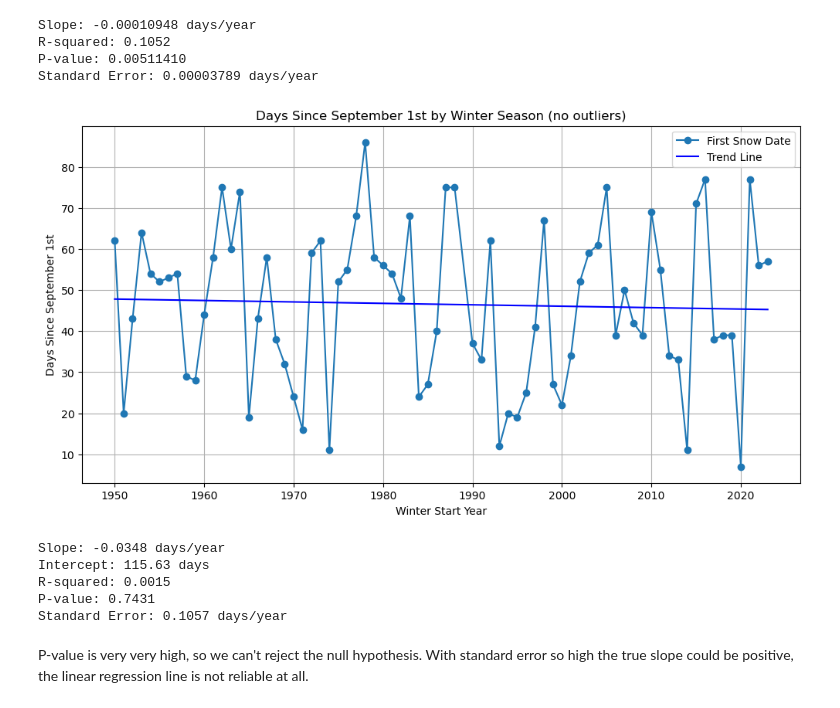
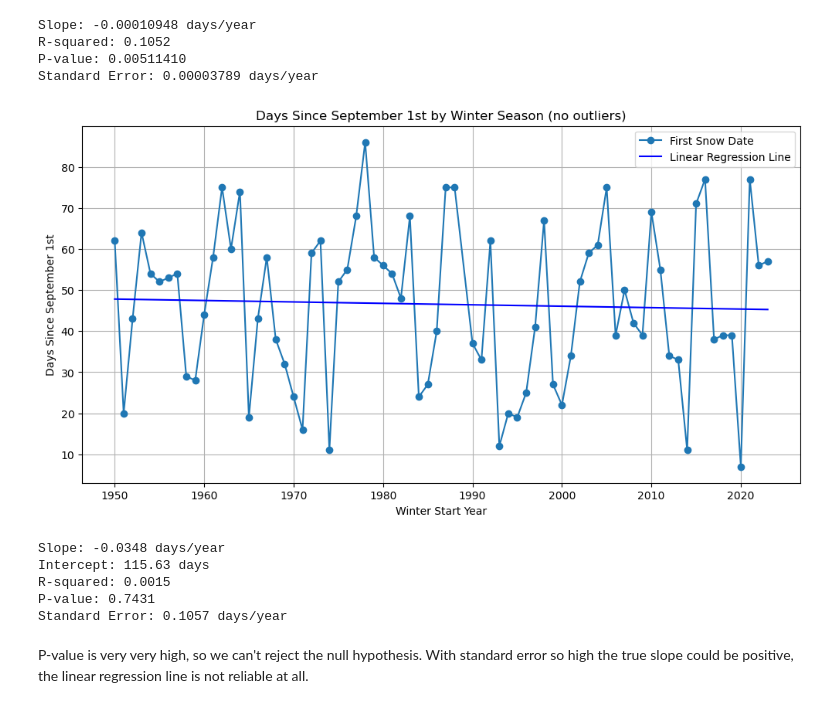
Before and after one commit to richardr1126/boulder_weather_project, a Jupyter notebook: snow.ipynb, the cells around one changed output. Cells and saved outputs as stored; diff of their text form; code cells hidden in the pictures.

```diff
--- a/snow.ipynb
+++ b/snow.ipynb
@@ -554,35 +554,35 @@ plt.xlabel("Winter Start Year")
 plt.ylabel("Days Since September 1st")
 plt.grid(True)
 
 # Perform linear regression on the filtered data
 slope, intercept, r_value, p_value, std_err = stats.linregress(
     filtered_snow_df['winter_start_year'],
     filtered_snow_df['days_since_sept1']
 )
 
 # Create regression line values
 regression_line = intercept + slope * filtered_snow_df['winter_start_year']
 
 # Plot the regression line
 plt.plot(
     filtered_snow_df['winter_start_year'],
     regression_line,
     color='blue',
-    label='Trend Line'
+    label='Linear Regression Line'
 )
 
 plt.legend()
 plt.savefig('plots/first_snow_by_season.png', bbox_inches='tight')
 plt.show()
 
 # Optionally, print regression statistics
 print(f"Slope: {slope:.4f} days/year")
 print(f"Intercept: {intercept:.2f} days")
 print(f"R-squared: {r_value**2:.4f}")
 print(f"P-value: {p_value:.4f}")
 print(f"Standard Error: {std_err:.4f} days/year")
 # %% [output]
-[figure, old version]
+[figure, new version]
 Slope: -0.0348 days/year
 Intercept: 115.63 days
 R-squared: 0.0015
```
Also changed, not shown: 1 other file.
